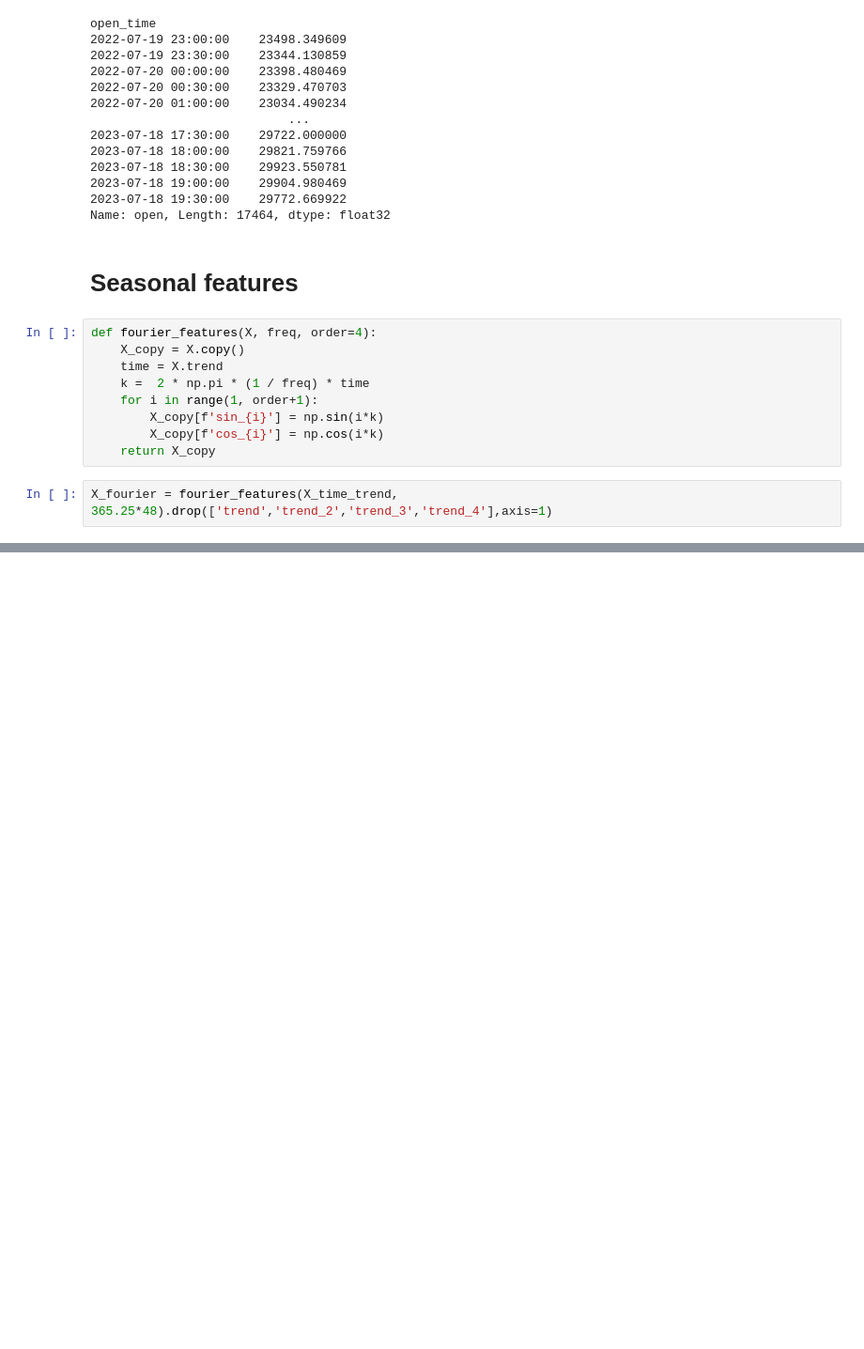
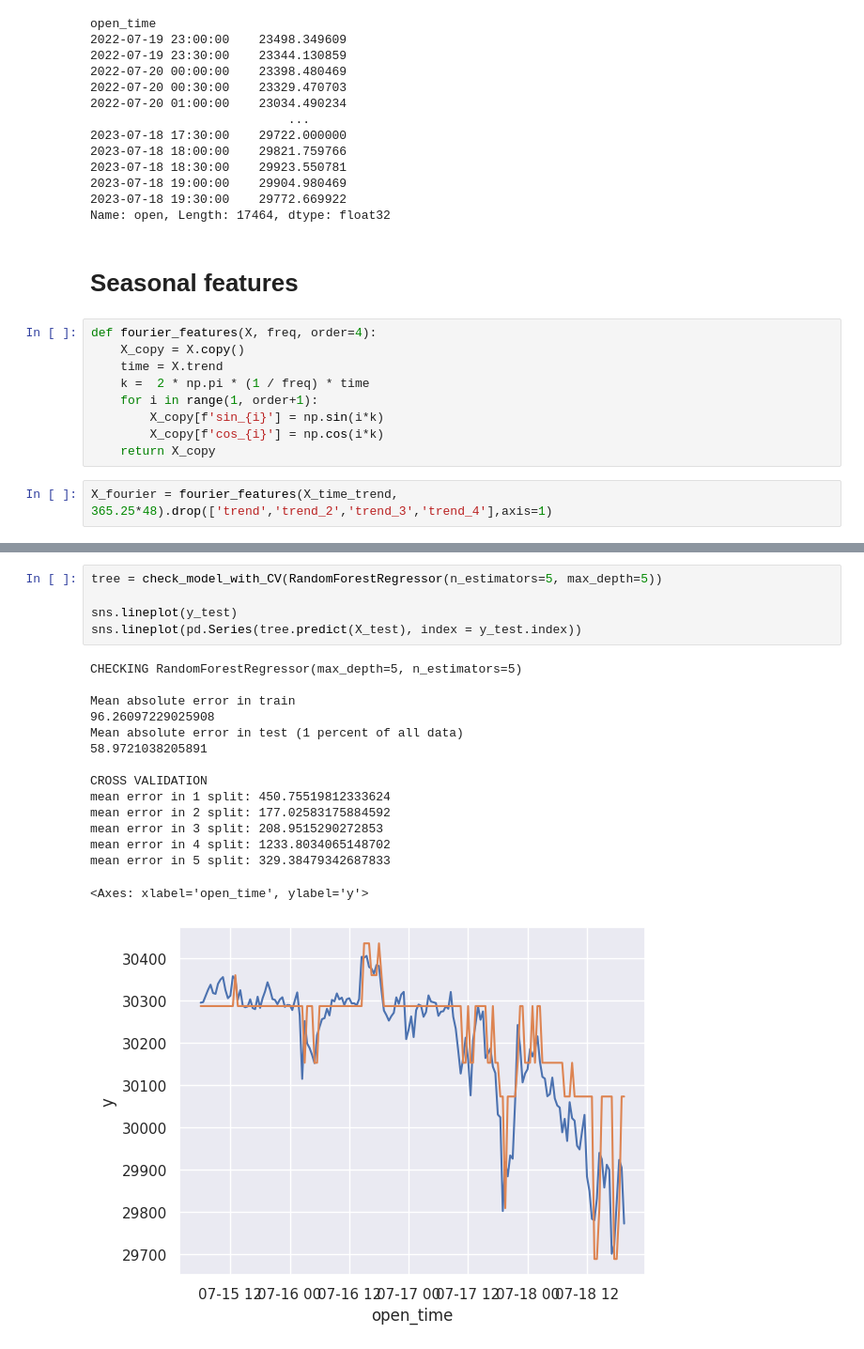
Before and after one commit to KolyaYashin/notebooks, a Jupyter notebook: crypto.ipynb, the cells around one changed output, grey strips where cells are left out. Shown at 94% size. Drawn from its saved outputs; the diff is of its cells as text; blank space fills up the shorter version.

```diff
--- a/crypto.ipynb
+++ b/crypto.ipynb
@@ -280,0 +384,21 @@ Length: 17464, dtype: int64
+# %%
+tree = check_model_with_CV(RandomForestRegressor(n_estimators=5, max_depth=5))
+
+sns.lineplot(y_test)
+sns.lineplot(pd.Series(tree.predict(X_test), index = y_test.index))
+# %% [output]
+CHECKING RandomForestRegressor(max_depth=5, n_estimators=5)
+
+Mean absolute error in train
+96.26097229025908
+Mean absolute error in test (1 percent of all data)
+58.9721038205891
+
+CROSS VALIDATION
+mean error in 1 split: 450.75519812333624
+mean error in 2 split: 177.02583175884592
+mean error in 3 split: 208.9515290272853
+mean error in 4 split: 1233.8034065148702
+mean error in 5 split: 329.38479342687833
+<Axes: xlabel='open_time', ylabel='y'>
+[figure, added]
```
Also changed, not shown: parts of 34 cells of this notebook.
